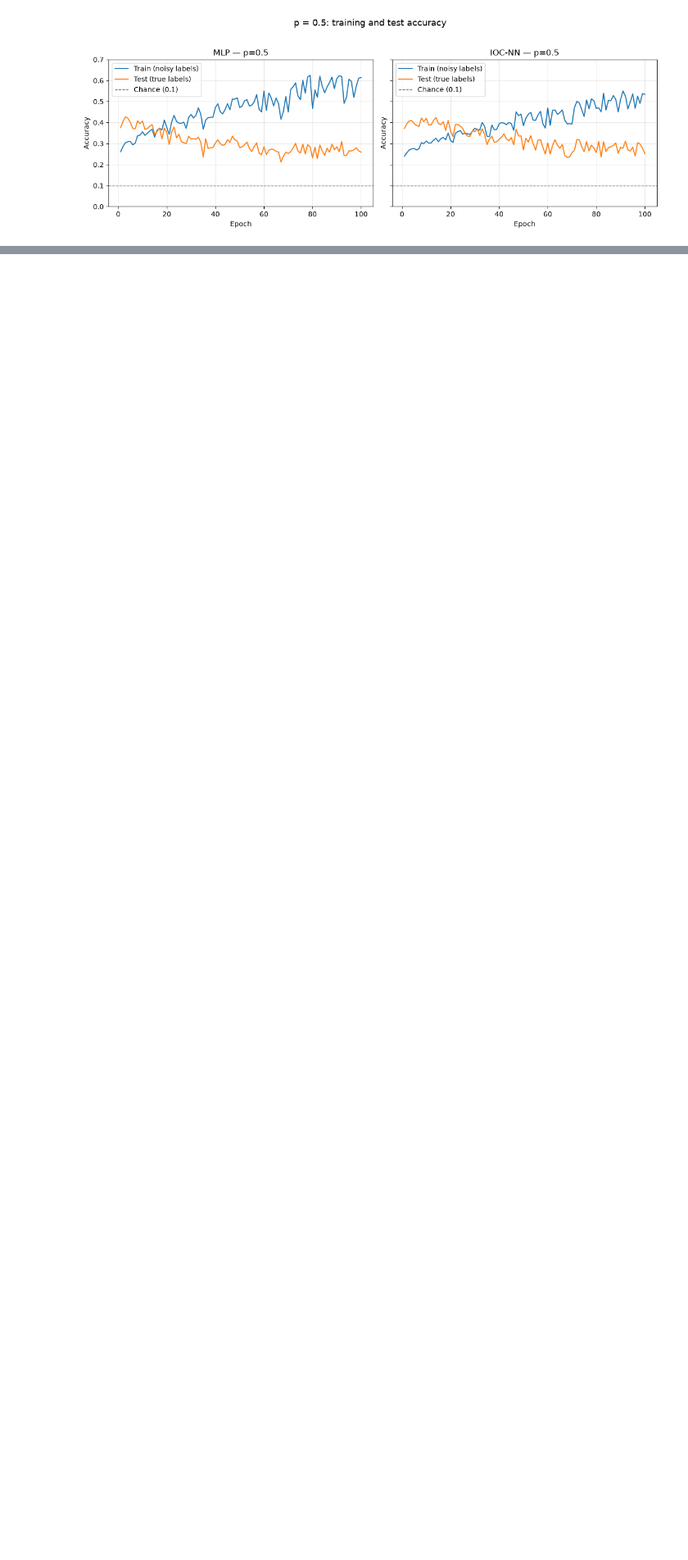
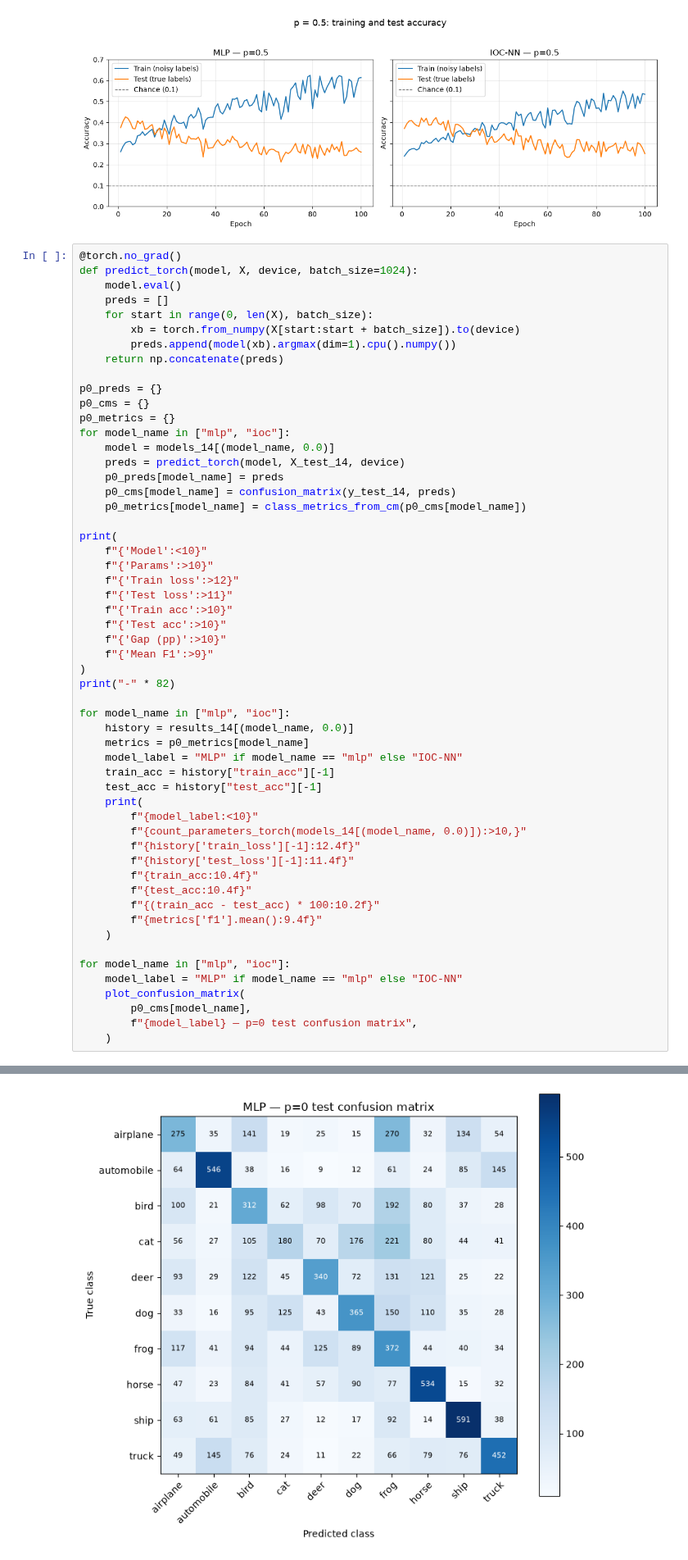
Before and after one commit to suryamanoj4/SMAI-A4, a Jupyter notebook: mlp.ipynb, the cells around one changed output, grey strips where cells are left out. Shown at 82% size. Drawn from its saved outputs; the diff is of its cells as text; blank space fills up the shorter version.

```diff
--- a/mlp.ipynb
+++ b/mlp.ipynb
@@ -2125,3 +2125,59 @@ plot_curve(
 )
 # %% [output]
 [figure]
+# %%
+@torch.no_grad()
+def predict_torch(model, X, device, batch_size=1024):
+    model.eval()
+    preds = []
+    for start in range(0, len(X), batch_size):
+        xb = torch.from_numpy(X[start:start + batch_size]).to(device)
+        preds.append(model(xb).argmax(dim=1).cpu().numpy())
+    return np.concatenate(preds)
+
+p0_preds = {}
+p0_cms = {}
+p0_metrics = {}
+for model_name in ["mlp", "ioc"]:
+    model = models_14[(model_name, 0.0)]
+    preds = predict_torch(model, X_test_14, device)
+    p0_preds[model_name] = preds
+    p0_cms[model_name] = confusion_matrix(y_test_14, preds)
+    p0_metrics[model_name] = class_metrics_from_cm(p0_cms[model_name])
+
+print(
+    f"{'Model':<10}"
+    f"{'Params':>10}"
+    f"{'Train loss':>12}"
+    f"{'Test loss':>11}"
+    f"{'Train acc':>10}"
+    f"{'Test acc':>10}"
+    f"{'Gap (pp)':>10}"
+    f"{'Mean F1':>9}"
+)
+print("-" * 82)
+
+for model_name in ["mlp", "ioc"]:
+    history = results_14[(model_name, 0.0)]
+    metrics = p0_metrics[model_name]
+    model_label = "MLP" if model_name == "mlp" else "IOC-NN"
+    train_acc = history["train_acc"][-1]
+    test_acc = history["test_acc"][-1]
+    print(
+        f"{model_label:<10}"
+        f"{count_parameters_torch(models_14[(model_name, 0.0)]):>10,}"
+        f"{history['train_loss'][-1]:12.4f}"
+        f"{history['test_loss'][-1]:11.4f}"
+        f"{train_acc:10.4f}"
+        f"{test_acc:10.4f}"
+        f"{(train_acc - test_acc) * 100:10.2f}"
+        f"{metrics['f1'].mean():9.4f}"
+    )
+
+for model_name in ["mlp", "ioc"]:
+    model_label = "MLP" if model_name == "mlp" else "IOC-NN"
+    plot_confusion_matrix(
+        p0_cms[model_name],
+        f"{model_label} — p=0 test confusion matrix",
+    )
+# %% [output]
@@ -2127,0 +2188 @@ plot_curve(
+[figure, added]
```
Also changed, not shown: parts of 5 cells of this notebook.
